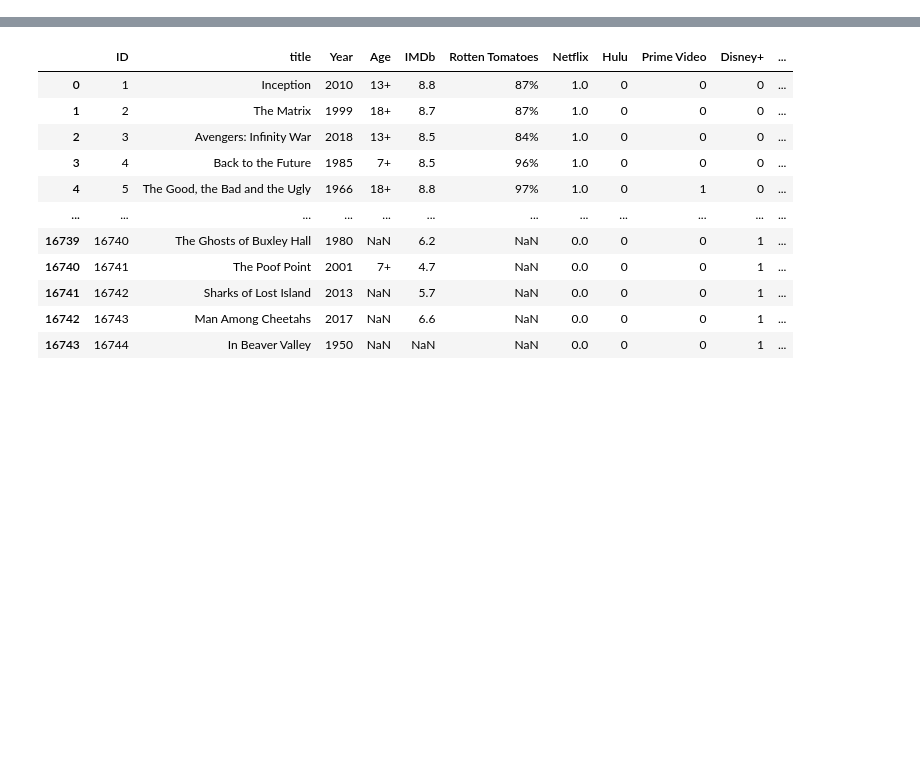
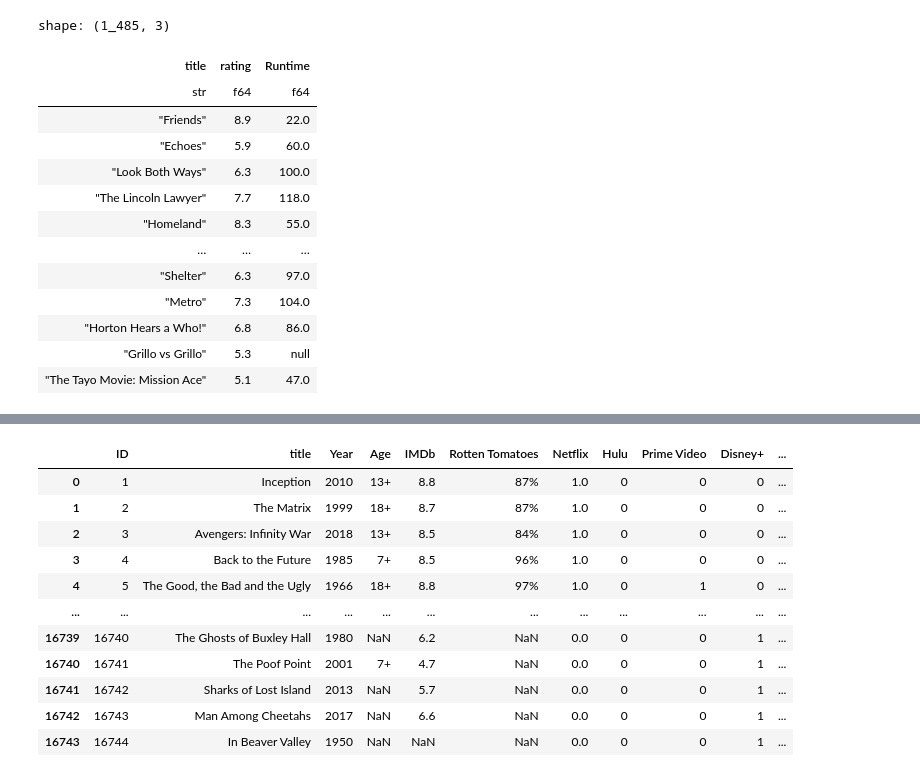
Before and after one commit to troyflood94/project_3, a Jupyter notebook: project_work_file.ipynb, the cells around one changed output, grey strips where cells are left out. Drawn from its saved outputs; the diff is of its cells as text; code cells hidden in the pictures; blank space fills up the shorter version.

Commit message:
added polars DF

```diff
--- a/project_work_file.ipynb
+++ b/project_work_file.ipynb
@@ -4,4 +5,23 @@ import pandas as pd
 import matplotlib.pyplot as plt
+# %%
+polars_df=pl.read_csv('Concise_Data.csv')
+new_runtime_df=polars_df[['title','rating','Runtime']]
+new_runtime_df
+# %% [output]
+shape: (1_485, 3)
+| title | rating | Runtime |
+| str | f64 | f64 |
+| "Friends" | 8.9 | 22.0 |
+| "Echoes" | 5.9 | 60.0 |
+| "Look Both Ways" | 6.3 | 100.0 |
+| "The Lincoln Lawyer" | 7.7 | 118.0 |
+| "Homeland" | 8.3 | 55.0 |
+| … | … | … |
+| "Shelter" | 6.3 | 97.0 |
+| "Metro" | 7.3 | 104.0 |
+| "Horton Hears a Who!" | 6.8 | 86.0 |
+| "Grillo vs Grillo" | 5.3 | null |
+| "The Tayo Movie: Mission Ace" | 5.1 | 47.0 |
 # %%
 #connect to the IMDB raw data
 file_path=Path('IMBD.csv')
```
Also changed, not shown: parts of 2 cells of this notebook, 1 other file.
